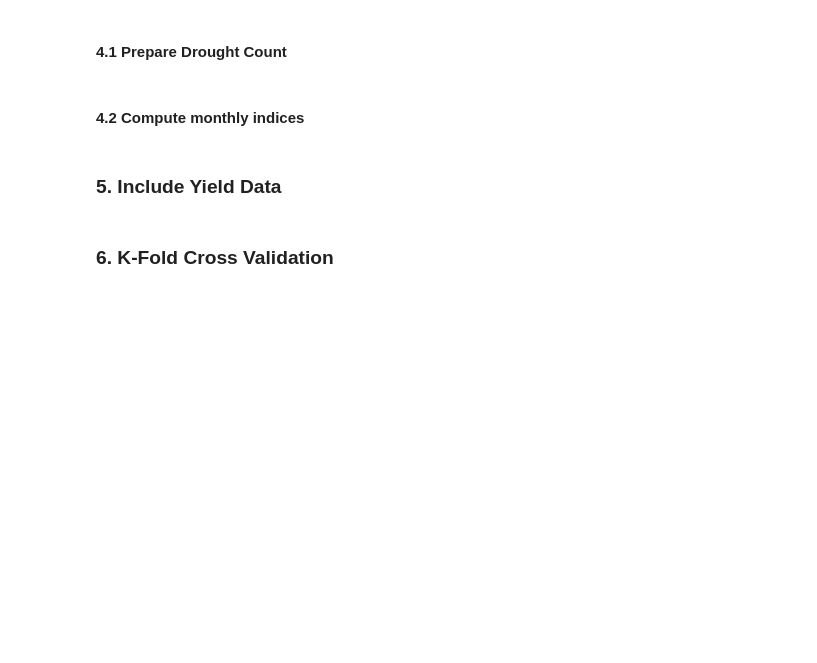
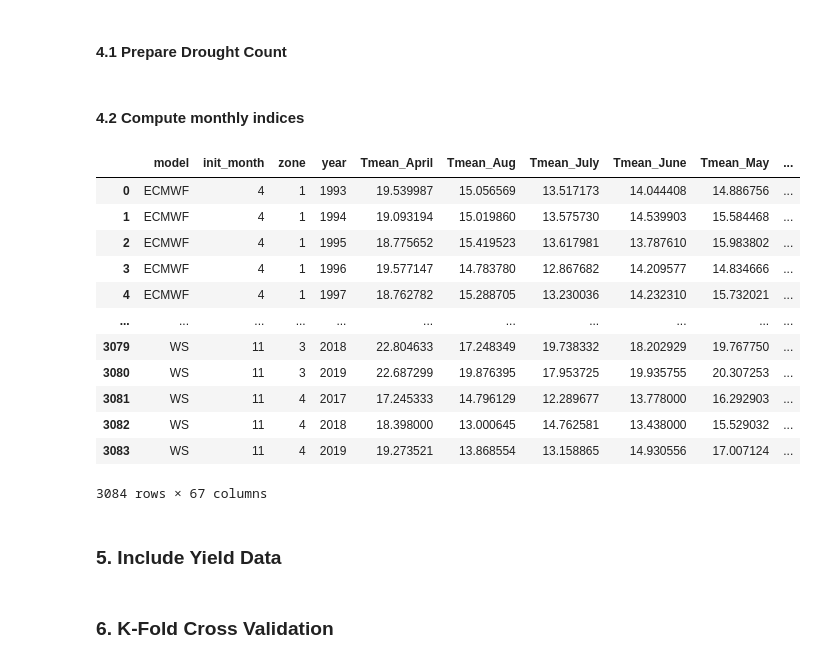
Before and after one commit to mzachow/wheat-yield-forecast-brazil, a Jupyter notebook: paper.ipynb, the cells around one changed output. Saved outputs shown, nothing was run; the diff lists cells and outputs as text; code cells hidden in the pictures; blank space fills up the shorter version.

```diff
--- a/paper.ipynb
+++ b/paper.ipynb
@@ -388,6 +411,22 @@ def aggregate_data(model):
     return monthly_indices
 # %%
 features_hindcast = aggregate_data(hindcasts_drought)
+# %%
+features_hindcast
+# %% [output]
+|  | model | init_month | zone | year | Tmean_April | Tmean_Aug | Tmean_July | Tmean_June | Tmean_May | ... |
+| 0 | ECMWF | 4 | 1 | 1993 | 19.539987 | 15.056569 | 13.517173 | 14.044408 | 14.886756 | ... |
+| 1 | ECMWF | 4 | 1 | 1994 | 19.093194 | 15.019860 | 13.575730 | 14.539903 | 15.584468 | ... |
+| 2 | ECMWF | 4 | 1 | 1995 | 18.775652 | 15.419523 | 13.617981 | 13.787610 | 15.983802 | ... |
+| 3 | ECMWF | 4 | 1 | 1996 | 19.577147 | 14.783780 | 12.867682 | 14.209577 | 14.834666 | ... |
+| 4 | ECMWF | 4 | 1 | 1997 | 18.762782 | 15.288705 | 13.230036 | 14.232310 | 15.732021 | ... |
+| ... | ... | ... | ... | ... | ... | ... | ... | ... | ... | ... |
+| 3079 | WS | 11 | 3 | 2018 | 22.804633 | 17.248349 | 19.738332 | 18.202929 | 19.767750 | ... |
+| 3080 | WS | 11 | 3 | 2019 | 22.687299 | 19.876395 | 17.953725 | 19.935755 | 20.307253 | ... |
+| 3081 | WS | 11 | 4 | 2017 | 17.245333 | 14.796129 | 12.289677 | 13.778000 | 16.292903 | ... |
+| 3082 | WS | 11 | 4 | 2018 | 18.398000 | 13.000645 | 14.762581 | 13.438000 | 15.529032 | ... |
+| 3083 | WS | 11 | 4 | 2019 | 19.273521 | 13.868554 | 13.158865 | 14.930556 | 17.007124 | ... |
+3084 rows × 67 columns
 # %% [markdown]
 ### 5. Include Yield Data <a name="yield_data"></a>
 # %%
```
Also changed, not shown: parts of 14 cells of this notebook.
